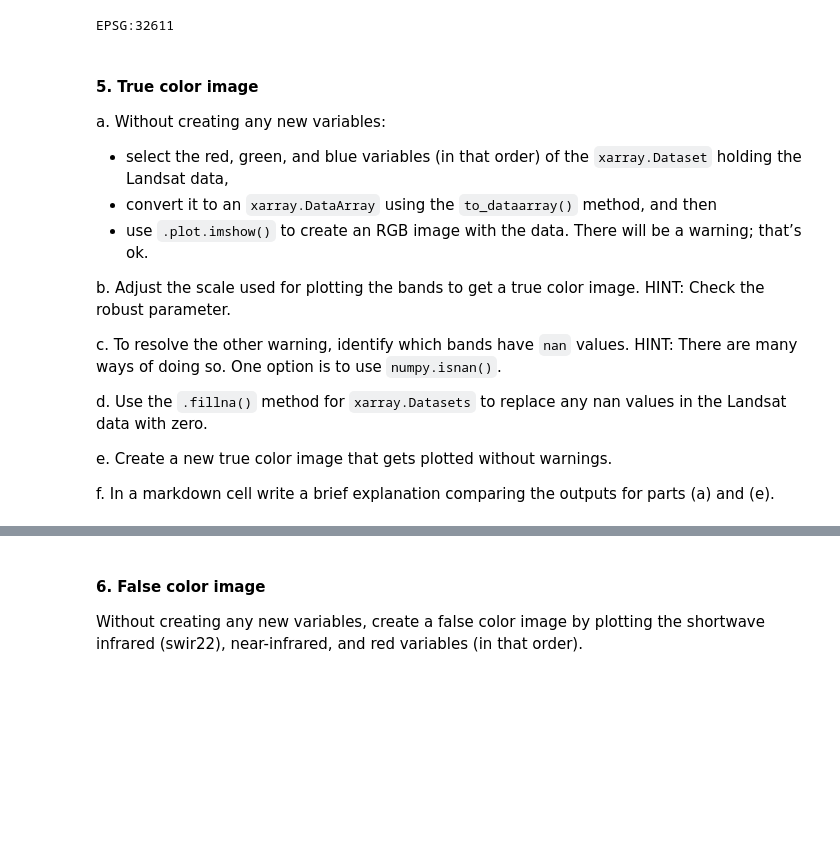
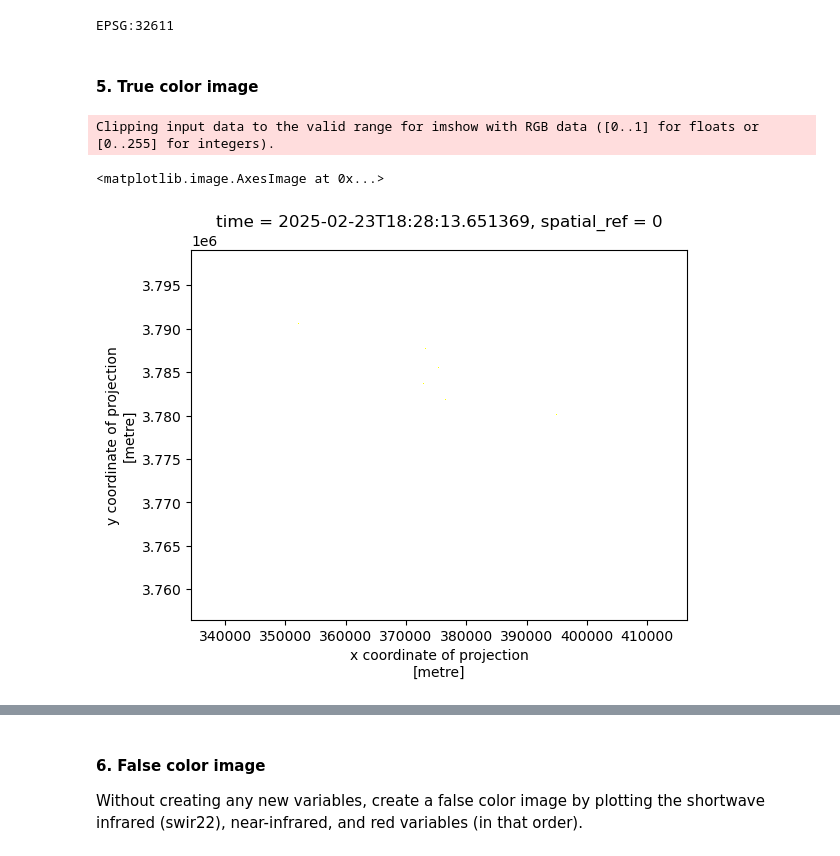
Before and after one commit to ethan-mathews24/eds220-hwk4, a Jupyter notebook: hwk4-task2-false-color-MATHEWS.ipynb, the cells around one changed output, grey strips where cells are left out. Drawn from its saved outputs; the diff is of its cells as text; code cells hidden in the pictures; blank space fills up the shorter version.

Commit message:
plot true color image

```diff
--- a/hwk4-task2-false-color-MATHEWS.ipynb
+++ b/hwk4-task2-false-color-MATHEWS.ipynb
@@ -203,18 +199,15 @@ print(landsat.rio.crs)
 EPSG:32611
 # %% [markdown]
 #### 5. True color image
-
-a. Without creating any new variables:
-* select the red, green, and blue variables (in that order) of the `xarray.Dataset` holding the Landsat data,
-* convert it to an `xarray.DataArray` using the `to_dataarray()` method, and then
-* use `.plot.imshow()` to create an RGB image with the data. There will be a warning; that’s ok.
-
-b. Adjust the scale used for plotting the bands to get a true color image. HINT: Check the robust parameter.
-
-c. To resolve the other warning, identify which bands have `nan` values. HINT: There are many ways of doing so. One option is to use `numpy.isnan()`.
-
-d. Use the `.fillna()` method for `xarray.Datasets` to replace any nan values in the Landsat data with zero.
-
-e. Create a new true color image that gets plotted without warnings.
-
-f. In a markdown cell write a brief explanation comparing the outputs for parts (a) and (e).
+# %%
+# a. Without creating any new variables:
+# Select the red, green, and blue variables (in that order) of the `xarray.Dataset` holding the Landsat data
+# Convert it to an `xarray.DataArray` using the `to_dataarray()` method, and then
+# Use `.plot.imshow()` to create an RGB image with the data. There will be a warning; that’s ok.
+
+# Select red, green, blue bands, convert to a DataArray, and plot as an RGB image
+landsat[['red', 'green', 'blue']].to_dataarray().plot.imshow()
+# %% [output]
+Clipping input data to the valid range for imshow with RGB data ([0..1] for floats or [0..255] for integers).
+<matplotlib.image.AxesImage at 0x...>
+[figure, added]
```
Also changed, not shown: parts of 6 cells of this notebook.
